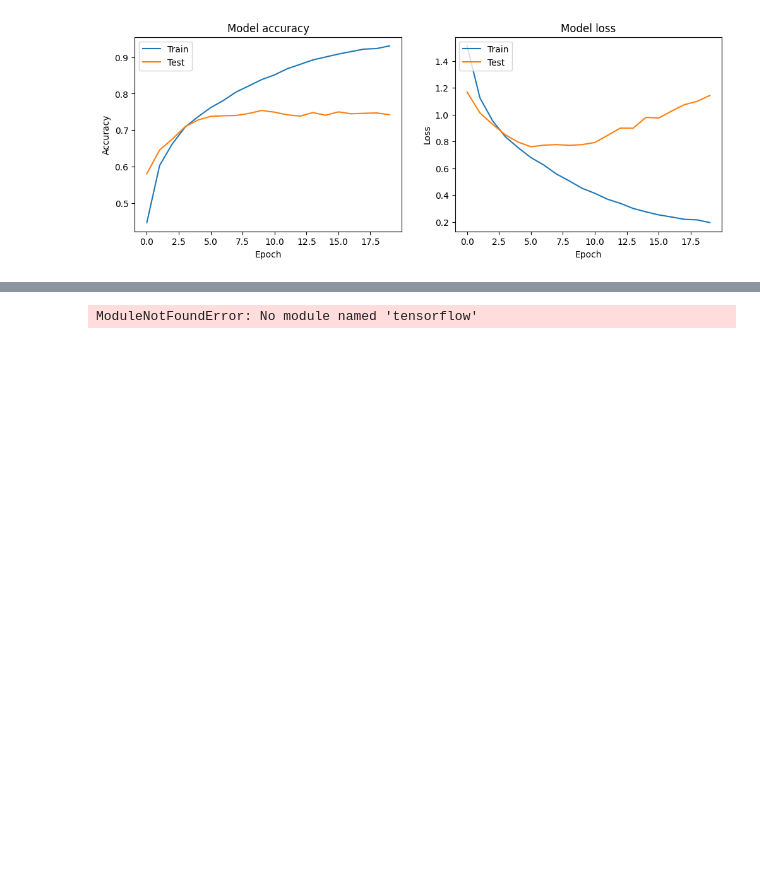
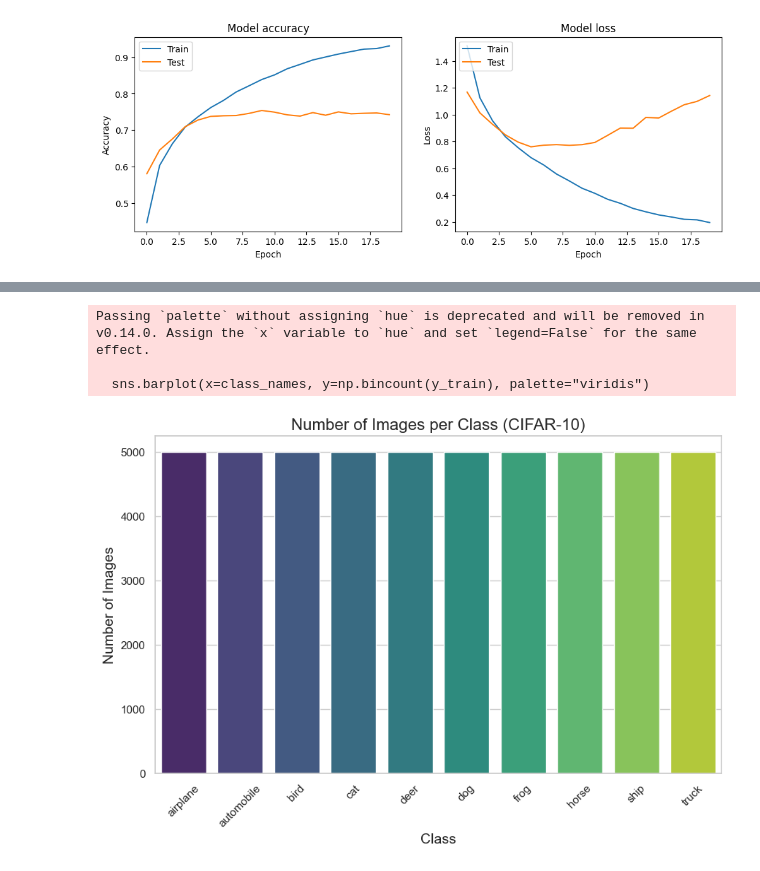
Before and after one commit to MBAhmadi/Neural-Networks, a Jupyter notebook: CIFAR10.ipynb, the cells around one changed output, grey strips where cells are left out. Saved outputs shown, nothing was run; the diff lists cells and outputs as text; code cells hidden in the pictures; blank space fills up the shorter version.

```diff
--- a/CIFAR10.ipynb
+++ b/CIFAR10.ipynb
@@ -134,69 +86,31 @@ Note: you may need to restart the kernel to use updated packages.
+# %%
+# ست کردن استایل Seaborn
+sns.set(style='whitegrid')
 # %%
-import numpy as np
-import matplotlib.pyplot as plt
-import seaborn as sns
-from keras.datasets import cifar10  # فقط keras ساده، بدون tensorflow
-
 # بارگذاری داده‌ها
 (x_train, y_train), (x_test, y_test) = cifar10.load_data()
+y_train = y_train.flatten()
 
-# اسم کلاس‌ها
+# نام کلاس‌ها
 class_names = ['airplane', 'automobile', 'bird', 'cat', 'deer',
                'dog', 'frog', 'horse', 'ship', 'truck']
 
-# 1. تعداد تصاویر در هر کلاس
-unique, counts = np.unique(y_train, return_counts=True)
+# 1. نمایش تعداد تصاویر در هر کلاس
 plt.figure(figsize=(10,6))
-plt.bar(class_names, counts)
-plt.xlabel('Class')
-plt.ylabel('Number of Images')
-plt.title('Number of Images per Class in CIFAR-10')
+sns.barplot(x=class_names, y=np.bincount(y_train), palette="viridis")
+plt.title('Number of Images per Class (CIFAR-10)', fontsize=16)
+plt.xlabel('Class', fontsize=14)
+plt.ylabel('Number of Images', fontsize=14)
 plt.xticks(rotation=45)
 plt.show()
 
-# 2. محاسبه ویژگی‌های آماری هر کانال
+# 2. محاسبه ویژگی‌های آماری برای هر کانال رنگی
 means = np.mean(x_train, axis=(0,1,2))
 variances = np.var(x_train, axis=(0,1,2))
 maximums = np.max(x_train, axis=(0,1,2))
 minimums = np.min(x_train, axis=(0,1,2))
-
-for i, color in enumerate(['Red', 'Green', 'Blue']):
-    print(f'{color} channel:')
-    print(f'  Mean: {means[i]:.2f}')
-    print(f'  Variance: {variances[i]:.2f}')
-    print(f'  Max: {maximums[i]}')
-    print(f'  Min: {minimums[i]}')
-    print('-----------------------------')
-
-# 3. رسم هیستوگرام شدت پیکسل‌ها
-sample_indices = np.random.choice(len(x_train), size=3, replace=False)
-sample_images = x_train[sample_indices]
-
-colors = ['Red', 'Green', 'Blue']
-for idx, img in enumerate(sample_images):
-    plt.figure(figsize=(15,4))
-    for i in range(3):
-        plt.subplot(1,3,i+1)
-        plt.hist(img[:,:,i].flatten(), bins=50, color=colors[i].lower())
-        plt.title(f'{colors[i]} Channel - Sample {idx+1}')
-        plt.xlabel('Pixel Intensity')
-        plt.ylabel('Frequency')
-    plt.tight_layout()
-    plt.show()
-
-# 4. بررسی همبستگی کانال‌ها
-for idx, img in enumerate(sample_images):
-    print(f'\nCorrelation for Sample {idx+1}:')
-    r_channel = img[:,:,0].flatten()
-    g_channel = img[:,:,1].flatten()
-    b_channel = img[:,:,2].flatten()
-
-    corr_rg = np.corrcoef(r_channel, g_channel)[0,1]
-    corr_rb = np.corrcoef(r_channel, b_channel)[0,1]
-    corr_gb = np.corrcoef(g_channel, b_channel)[0,1]
-
-    print(f'  Correlation (R,G): {corr_rg:.2f}')
-    print(f'  Correlation (R,B): {corr_rb:.2f}')
-    print(f'  Correlation (G,B): {corr_gb:.2f}')
 # %% [output]
-ModuleNotFoundError: No module named 'tensorflow'
+Passing `palette` without assigning `hue` is deprecated and will be removed in v0.14.0. Assign the `x` variable to `hue` and set `legend=False` for the same effect.
+
+  sns.barplot(x=class_names, y=np.bincount(y_train), palette="viridis")
+[figure, added]
```
Also changed, not shown: parts of 8 cells of this notebook.
